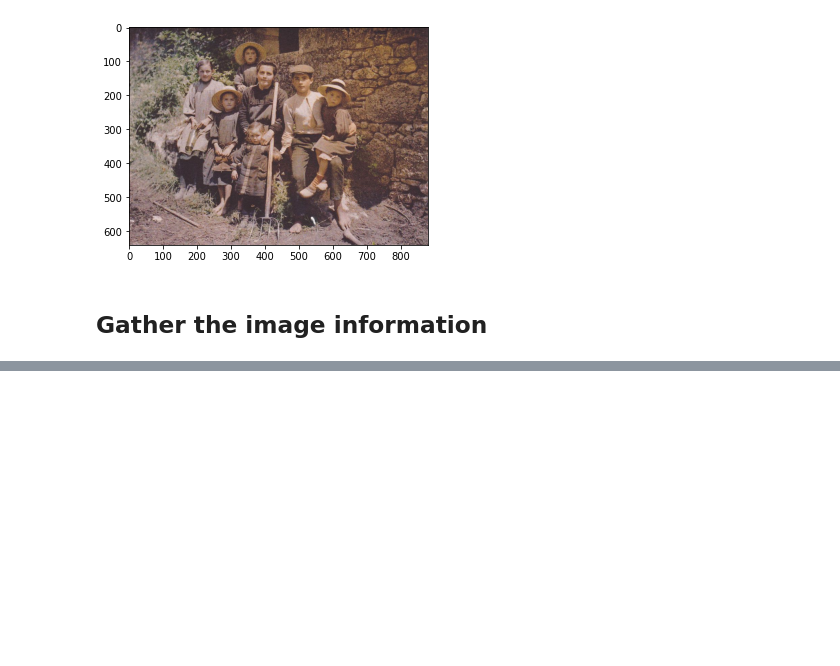
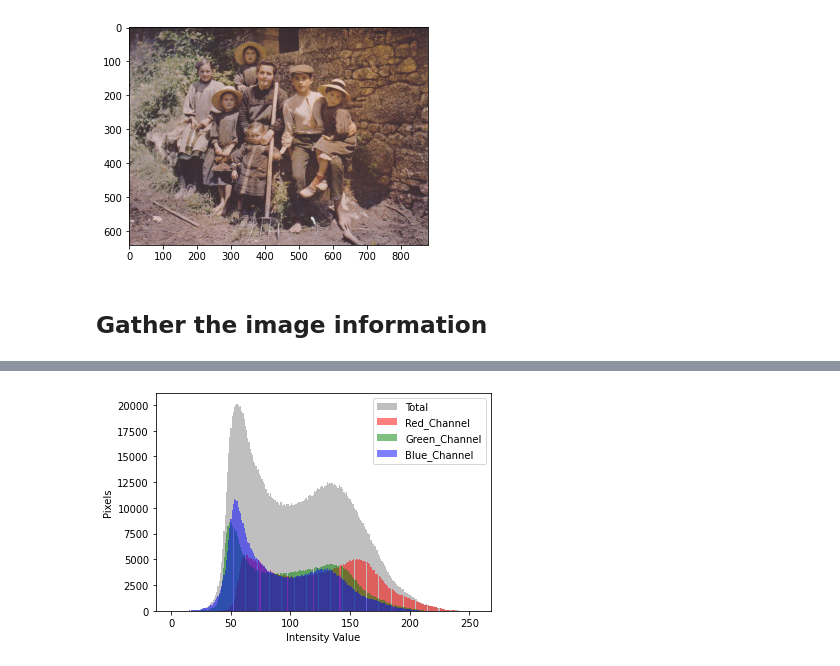
Before and after one commit to alexrayu/vfu, a Jupyter notebook: computer_vision/task1.ipynb, the cells around one changed output, grey strips where cells are left out. Cells and saved outputs as stored; diff of their text form; code cells hidden in the pictures; blank space fills up the shorter version.

```diff
--- a/computer_vision/task1.ipynb
+++ b/computer_vision/task1.ipynb
@@ -61,0 +136,13 @@ Shape of the image: (641, 880, 3)
+# %%
+image = skimage.io.imread(imagePath)
+
+plt.hist(image.ravel(), bins = 256, color = 'grey', alpha = 0.5)
+plt.hist(image[:, :, 0].ravel(), bins = 256, color = 'red', alpha = 0.5)
+plt.hist(image[:, :, 1].ravel(), bins = 256, color = 'green', alpha = 0.5)
+plt.hist(image[:, :, 2].ravel(), bins = 256, color = 'blue', alpha = 0.5)
+plt.xlabel('Intensity Value')
+plt.ylabel('Pixels')
+plt.legend(['Total', 'Red_Channel', 'Green_Channel', 'Blue_Channel'])
+plt.show()
+# %% [output]
+[figure, added]
```
Also changed, not shown: parts of 9 cells of this notebook, 3 other files.
